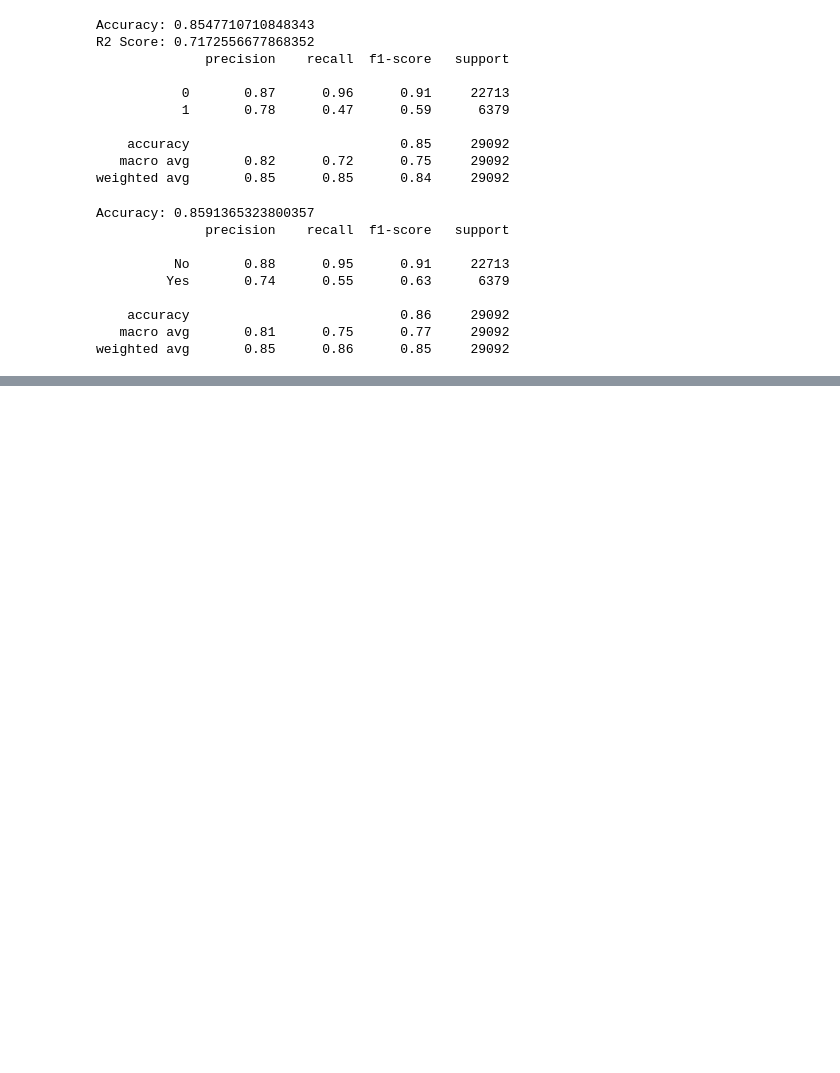
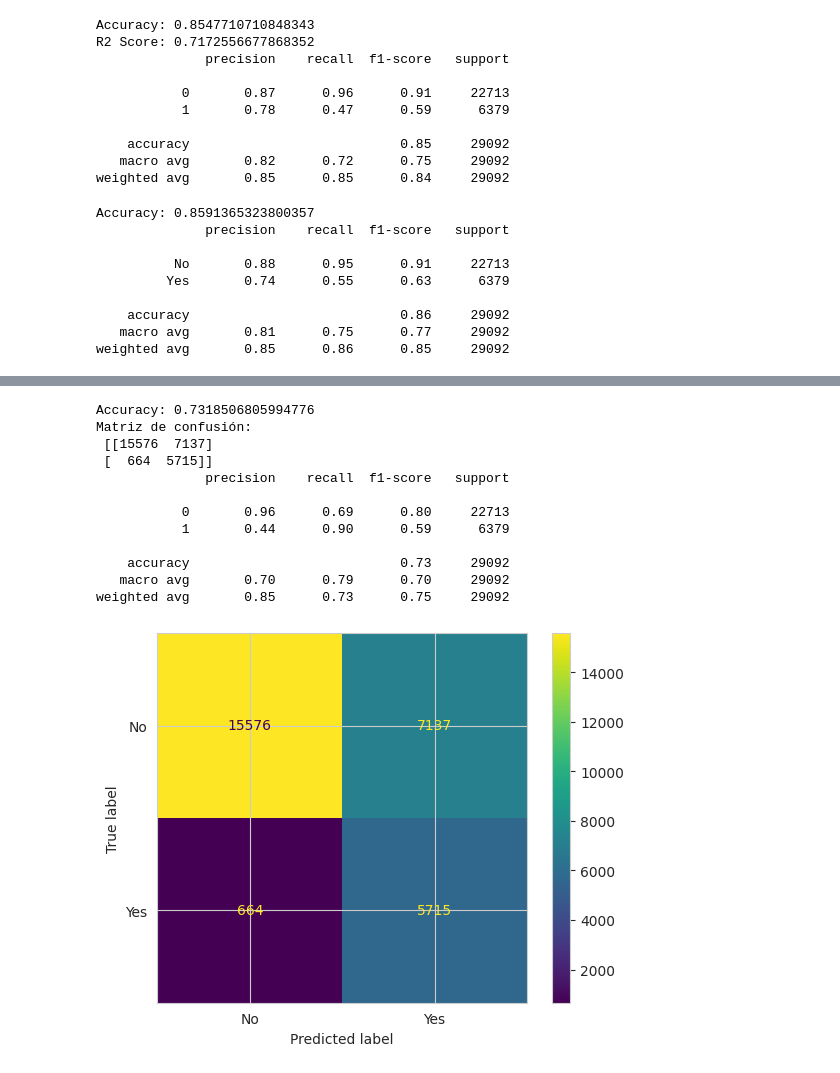
Before and after one commit to Cristiand056/practicas_IA, a Jupyter notebook: weatherAUS_rainfall_prediction.ipynb, the cells around one changed output, grey strips where cells are left out. Cells and saved outputs as stored; diff of their text form; code cells hidden in the pictures; blank space fills up the shorter version.

```diff
--- a/weatherAUS_rainfall_prediction.ipynb
+++ b/weatherAUS_rainfall_prediction.ipynb
@@ -328,0 +500,10 @@ weighted avg       0.86      0.86      0.86     29092
+# %%
+X_train_resampled, y_train_resampled = SMOTE(random_state=200).fit_resample(X_train_clear, y_train_clear)
+
+fit_smote = model_keras.fit(X_train_resampled, y_train_resampled, epochs=10,
+                batch_size=32, validation_split=0.2,
+                class_weight=class_weights,
+                verbose=1)
+y_pred = model_keras.predict(X_test_clear)
+
+y_pred = y_pred.round()
@@ -328,0 +528,21 @@ weighted avg       0.86      0.86      0.86     29092
+# %%
+print("Accuracy:", accuracy_score(y_test_clear, y_pred))
+conf_matriz = confusion_matrix(y_test_clear, y_pred)
+visualizacion = ConfusionMatrixDisplay(confusion_matrix=conf_matriz, display_labels=["No","Yes"])
+visualizacion.plot()
+print("Matriz de confusión:\n", conf_matriz)
+print(classification_report(y_test_clear, y_pred))
+# %% [output]
+Accuracy: 0.7318506805994776
+Matriz de confusión:
+ [[15576  7137]
+ [  664  5715]]
+              precision    recall  f1-score   support
+
+           0       0.96      0.69      0.80     22713
+           1       0.44      0.90      0.59      6379
+
+    accuracy                           0.73     29092
+   macro avg       0.70      0.79      0.70     29092
+weighted avg       0.85      0.73      0.75     29092
+[figure, added]
```
Also changed, not shown: parts of 21 cells of this notebook.
